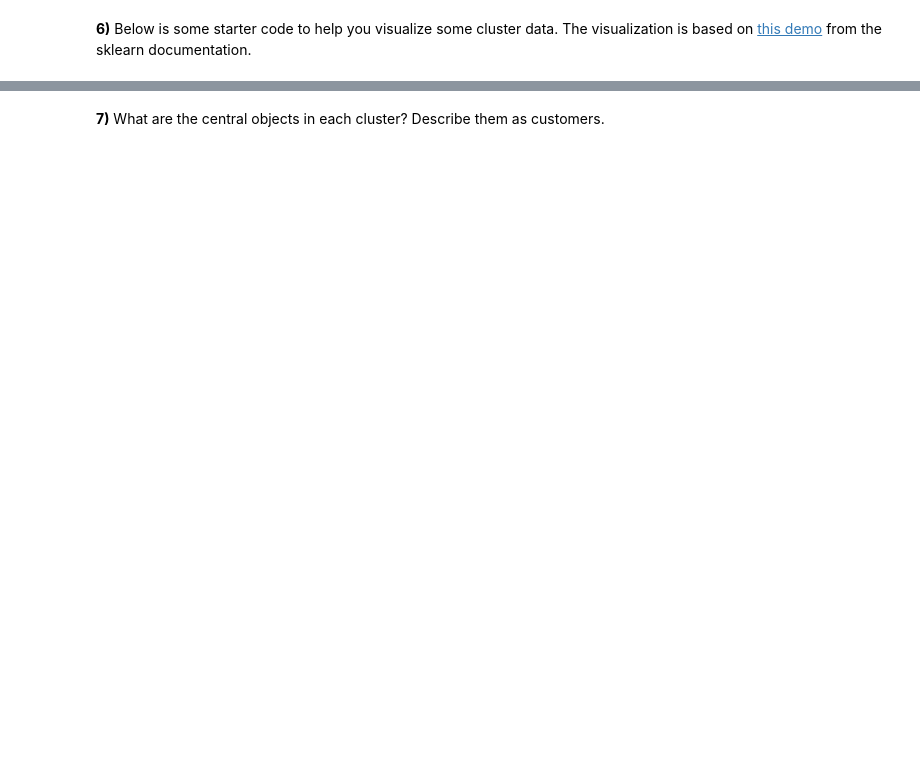
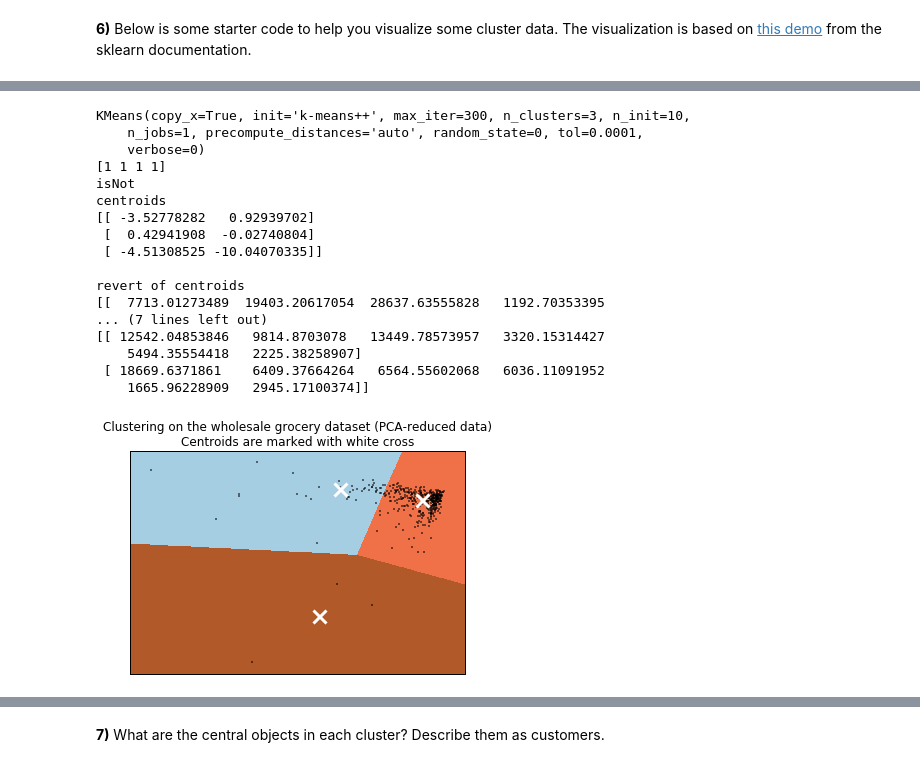
Before and after one commit to Mark70117/MLND.P3.Creating.Customer.Segments, a Jupyter notebook: customer_segments.ipynb, the cells around one changed output, grey strips where cells are left out. Saved outputs shown, nothing was run; the diff lists cells and outputs as text; code cells hidden in the pictures; blank space fills up the shorter version.

```diff
--- a/customer_segments.ipynb
+++ b/customer_segments.ipynb
@@ -208,8 +255,8 @@ print reduced_data[:4]
 # TODO: Implement your clustering algorithm here, and fit it to the reduced data for visualization
 # The visualizer below assumes your clustering object is named 'clusters'
 
-clusters = KMeans(n_clusters=4,random_state=0).fit(reduced_data)
+K2clusters = KMeans(n_clusters=2,random_state=0).fit(reduced_data)
 #For GMM clusters = GMM(n_components=5,covariance_type='full').fit(reduced_data)
-print clusters
-print clusters.predict(reduced_data)[:4]
+print K2clusters
+print K2clusters.predict(reduced_data)[:4]
 # %% [output]
@@ -285,0 +342,40 @@ plt.show()
+# %%
+# TODO: Implement your clustering algorithm here, and fit it to the reduced data for visualization
+# The visualizer below assumes your clustering object is named 'clusters'
+def allSteps(isGMM, reduced_data, clusters):
+    (Z,xx,yy,x_min,x_max,y_min,y_max) = xyzzy(reduced_data, clusters)
+    centroids = 0
+    if (isGMM):
+        centroids = clusters.means_
+        print "is"
+    else:
+        centroids = clusters.cluster_centers_
+        print "isNot"
+    printCentroidInfo(centroids)
+    plotClusters(Z, xx, yy, centroids, x_min, x_max, y_min, y_max)
+
+K3clusters = KMeans(n_clusters=3,random_state=0).fit(reduced_data)
+#For GMM clusters = GMM(n_components=5,covariance_type='full').fit(reduced_data)
+print K3clusters
+print K3clusters.predict(reduced_data)[:4]
+
+allSteps(False, reduced_data, K3clusters)
+# %% [output]
+KMeans(copy_x=True, init='k-means++', max_iter=300, n_clusters=3, n_init=10,
+    n_jobs=1, precompute_distances='auto', random_state=0, tol=0.0001,
+    verbose=0)
+[1 1 1 1]
+isNot
+centroids
+[[ -3.52778282   0.92939702]
+ [  0.42941908  -0.02740804]
+ [ -4.51308525 -10.04070335]]
+
+revert of centroids
+[[  7713.01273489  19403.20617054  28637.63555828   1192.70353395
+... (7 lines left out)
+[[ 12542.04853846   9814.8703078   13449.78573957   3320.15314427
+    5494.35554418   2225.38258907]
+ [ 18669.6371861    6409.37664264   6564.55602068   6036.11091952
+    1665.96228909   2945.17100374]]
+[figure, added]
```
Also changed, not shown: parts of 25 cells of this notebook, 1 other file.
